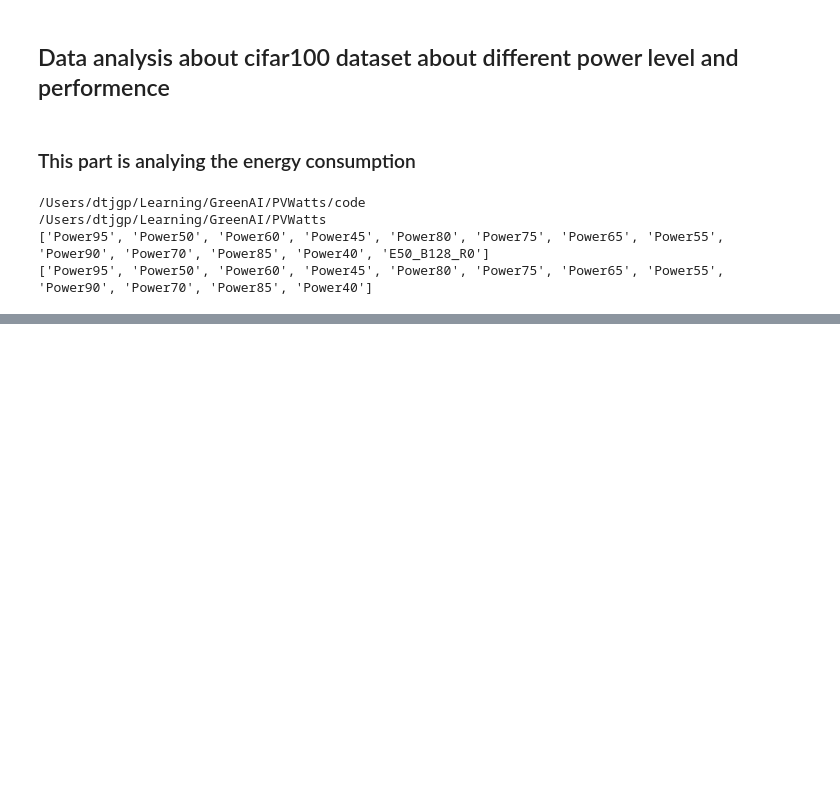
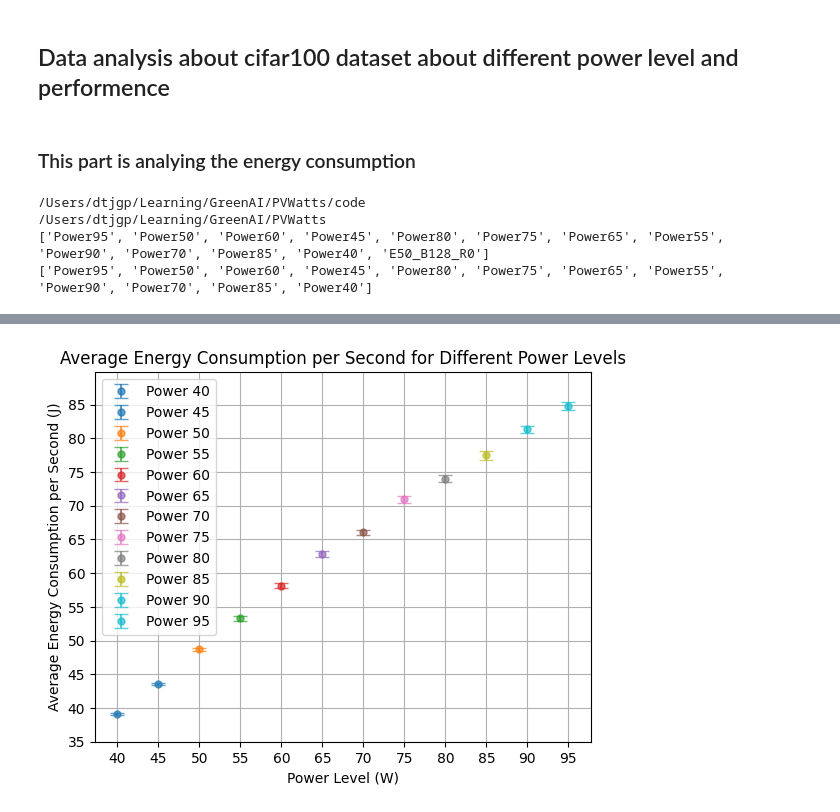
Before and after one commit to dtjgp/GreenAI, a Jupyter notebook: PVWatts/code/DataAnalysis_c.ipynb, the cells around one changed output, grey strips where cells are left out. Saved outputs shown, nothing was run; the diff lists cells and outputs as text; code cells hidden in the pictures; blank space fills up the shorter version.

```diff
--- a/PVWatts/code/DataAnalysis_c.ipynb
+++ b/PVWatts/code/DataAnalysis_c.ipynb
@@ -85,0 +210,32 @@ TrainTime_95, LayersTime_95, EpochTime_95, BatchEnergy_95, TrainAccuracy_95, Tes
+# %%
+# Define the power levels and corresponding average batch energy
+power_levels = [40, 45, 50, 55, 60, 65, 70, 75, 80, 85, 90, 95]
+average_batch_energy = [np.mean(AvgBatchEnergy_40), np.mean(AvgBatchEnergy_45), np.mean(AvgBatchEnergy_50), np.mean(AvgBatchEnergy_55), np.mean(AvgBatchEnergy_60), np.mean(AvgBatchEnergy_65), np.mean(AvgBatchEnergy_70), np.mean(AvgBatchEnergy_75), np.mean(AvgBatchEnergy_80), np.mean(AvgBatchEnergy_85), np.mean(AvgBatchEnergy_90), np.mean(AvgBatchEnergy_95)]
+std_batch_energy = [np.std(AvgBatchEnergy_40), np.std(AvgBatchEnergy_45), np.std(AvgBatchEnergy_50), np.std(AvgBatchEnergy_55), np.std(AvgBatchEnergy_60), np.std(AvgBatchEnergy_65), np.std(AvgBatchEnergy_70), np.std(AvgBatchEnergy_75), np.std(AvgBatchEnergy_80), np.std(AvgBatchEnergy_85), np.std(AvgBatchEnergy_90), np.std(AvgBatchEnergy_95)]
+
+# Define colors for each power level with higher contrast
+colors = plt.cm.tab10(np.linspace(0, 1, len(power_levels)))
+
+# Plot the average batch energy for each power level with error bars and different colors
+for i, power_level in enumerate(power_levels):
+    plt.errorbar(power_level, average_batch_energy[i], yerr=std_batch_energy[i], fmt='o', markersize=5, capsize=5, color=colors[i], label=f'Power {power_level}', alpha=0.7)
+
+# Add labels and title
+plt.xlabel('Power Level (W)')
+plt.ylabel('Average Energy Consumption per Second (J)')
+plt.title('Average Energy Consumption per Second for Different Power Levels')
+plt.grid(True)
+plt.legend()
+
+# Set x-axis ticks to be more clear with each block being 5
+plt.xticks(np.arange(min(power_levels), max(power_levels) + 1, 5))
+
+# Set y-axis ticks to be more clear with each block being 5
+plt.yticks(np.arange(35, max(average_batch_energy) + 5, 5))
+
+# Set y-axis limit to start from 35
+plt.ylim(35, max(average_batch_energy) + 5)
+
+plt.show()
+# %% [output]
+[figure, added]
```
Also changed, not shown: parts of 7 cells of this notebook, 2 other files.
